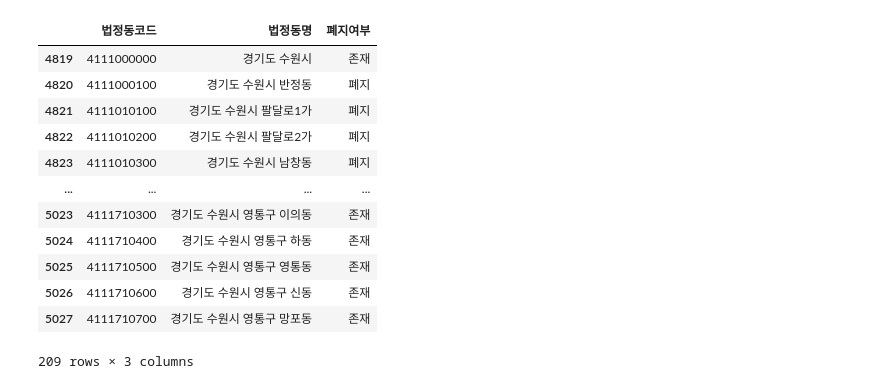
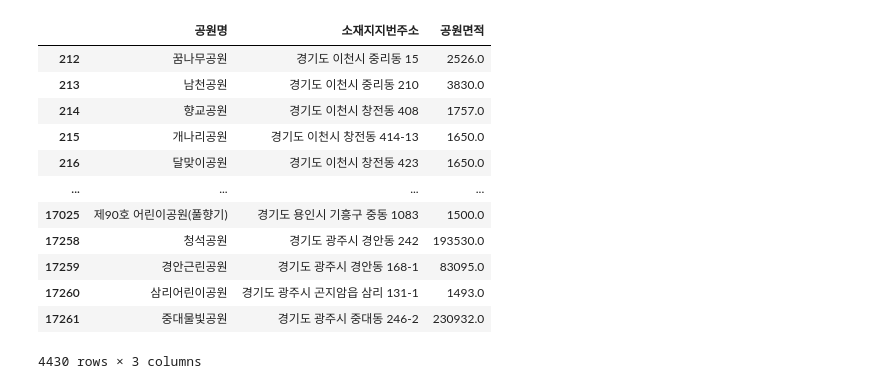
Before and after one commit to rawmouse96/DataAnalysis, a Jupyter notebook: 00.test.ipynb, the cells around one changed output. Saved outputs shown, nothing was run; the diff lists cells and outputs as text; code cells hidden in the pictures.

```diff
--- a/00.test.ipynb
+++ b/00.test.ipynb
@@ -31,0 +4,2 @@ dtype: int64
+# %%
+df1 = pd.read_csv('04.지도시각화/data/전국도시공원정보표준데이터.csv', encoding='euc-kr')
@@ -31,0 +15,6 @@ dtype: int64
+# %%
+# 1. 공원명, 소재지지번주소, 공원면적 컬럼
+
+df1 = df1[['공원명', '소재지지번주소', '공원면적']]
+df1.dropna(inplace=True)
+df1
@@ -32,16 +35,17 @@ dtype: int64
 # %%
-df1[df1.법정동명.str.contains('경기도 수원시')]
+df1 = df1[df1.소재지지번주소.str.contains('경기도')]
+df1
 # %% [output]
-|  | 법정동코드 | 법정동명 | 폐지여부 |
-| 4819 | 4111000000 | 경기도 수원시 | 존재 |
-| 4820 | 4111000100 | 경기도 수원시 반정동 | 폐지 |
-| 4821 | 4111010100 | 경기도 수원시 팔달로1가 | 폐지 |
-| 4822 | 4111010200 | 경기도 수원시 팔달로2가 | 폐지 |
-| 4823 | 4111010300 | 경기도 수원시 남창동 | 폐지 |
+|  | 공원명 | 소재지지번주소 | 공원면적 |
+| 212 | 꿈나무공원 | 경기도 이천시 중리동 15 | 2526.0 |
+| 213 | 남천공원 | 경기도 이천시 중리동 210 | 3830.0 |
+| 214 | 향교공원 | 경기도 이천시 창전동 408 | 1757.0 |
+| 215 | 개나리공원 | 경기도 이천시 창전동 414-13 | 1650.0 |
+| 216 | 달맞이공원 | 경기도 이천시 창전동 423 | 1650.0 |
 | ... | ... | ... | ... |
-| 5023 | 4111710300 | 경기도 수원시 영통구 이의동 | 존재 |
-| 5024 | 4111710400 | 경기도 수원시 영통구 하동 | 존재 |
-| 5025 | 4111710500 | 경기도 수원시 영통구 영통동 | 존재 |
-| 5026 | 4111710600 | 경기도 수원시 영통구 신동 | 존재 |
-| 5027 | 4111710700 | 경기도 수원시 영통구 망포동 | 존재 |
+| 17025 | 제90호 어린이공원(풀향기) | 경기도 용인시 기흥구 중동 1083 | 1500.0 |
+| 17258 | 청석공원 | 경기도 광주시 경안동 242 | 193530.0 |
+| 17259 | 경안근린공원 | 경기도 광주시 경안동 168-1 | 83095.0 |
+| 17260 | 삼리어린이공원 | 경기도 광주시 곤지암읍 삼리 131-1 | 1493.0 |
+| 17261 | 중대물빛공원 | 경기도 광주시 중대동 246-2 | 230932.0 |
-209 rows × 3 columns
+4430 rows × 3 columns
```
Also changed, not shown: parts of 29 cells of this notebook, 10 other files.
